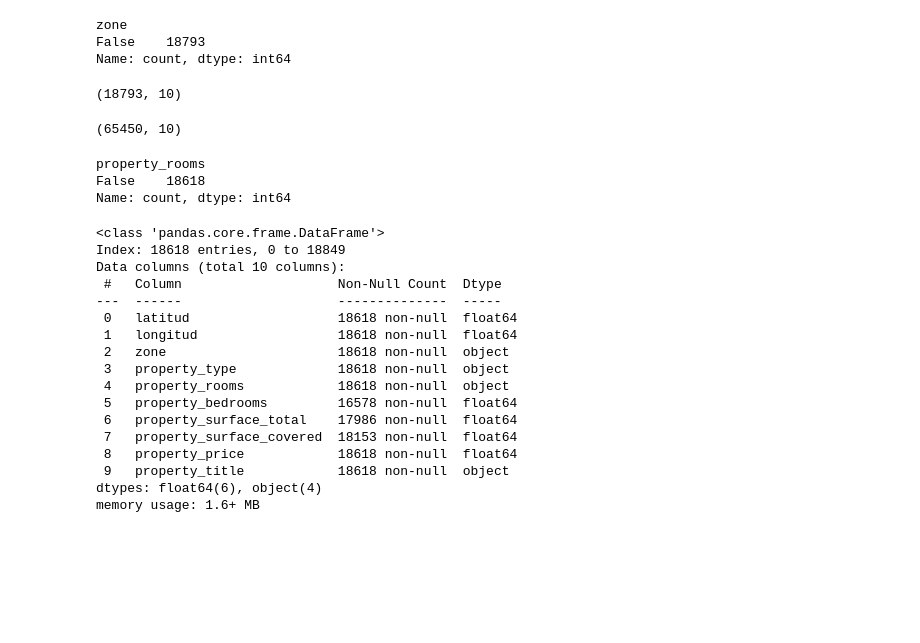
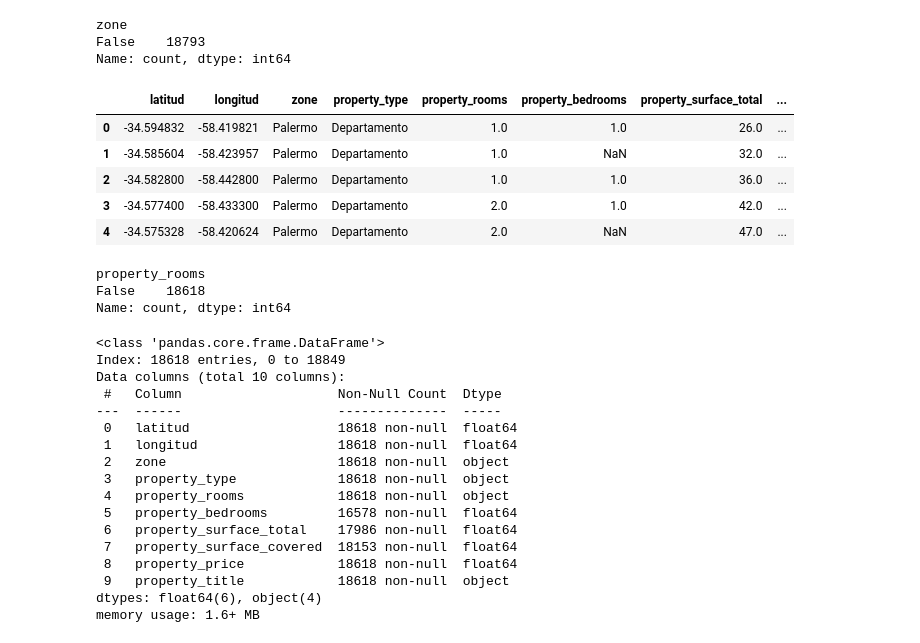
Before and after one commit to AlanRichmond/7506R-1C2024-GRUPO10, a Jupyter notebook: 7506R_TP1_GRUPO10_ENTREGA_N3.ipynb, the cells around one changed output. Saved outputs shown, nothing was run; the diff lists cells and outputs as text; code cells hidden in the pictures; blank space fills up the shorter version.

Commit message:
se soluciono la parte de prueba en modelo 1

```diff
--- a/7506R_TP1_GRUPO10_ENTREGA_N3.ipynb
+++ b/7506R_TP1_GRUPO10_ENTREGA_N3.ipynb
@@ -504,10 +536,5 @@ df_prueba.drop(['place_l4'], axis=1, inplace=True)
 # %%
-# Hay una manera mas simple con zones = df_prueba["zone"].unique() y no entiendo lo que queremos hacer aca,
-# sustituir todas las latitudes/longitudes por los valores medios de la zona correspondiente?
-place_l3_copy = df_prueba["zone"]
-place_l3_drop = place_l3_copy.drop_duplicates()
-zones = place_l3_drop.values
-
+zones = df_prueba["zone"].unique()
 media_zones = {}
 
 for zone in zones:
@@ -597,7 +623,7 @@ for i in range (0,df_prueba.shape[0]):
   if sup!=sup:
       prec = fila["property_price"]
       sup_calc = prec/prec_m2.get(zona)
-      df_prueba.iat[i, 9] = sup_calc
+      df_prueba.iat[i, 8] = sup_calc
 # %%
 for i in range (0,df_prueba.shape[0]):
   fila = df_prueba.iloc[i]
@@ -606,7 +632,16 @@ for i in range (0,df_prueba.shape[0]):
   if sup!=sup:
       prec = fila["property_price"]
       sup_calc = prec/prec_m2.get(zona)
-      df_prueba.iat[i, 9] = sup_calc
+      df_prueba.iat[i, 8] = sup_calc
+# %%
+df_prueba.head()
+# %% [output]
+|  | latitud | longitud | zone | property_type | property_rooms | property_bedrooms | property_surface_total | ... |
+| 0 | -34.594832 | -58.419821 | Palermo | Departamento | 1.0 | 1.0 | 26.0 | ... |
+| 1 | -34.585604 | -58.423957 | Palermo | Departamento | 1.0 | NaN | 32.0 | ... |
+| 2 | -34.582800 | -58.442800 | Palermo | Departamento | 1.0 | 1.0 | 36.0 | ... |
+| 3 | -34.577400 | -58.433300 | Palermo | Departamento | 2.0 | 1.0 | 42.0 | ... |
+| 4 | -34.575328 | -58.420624 | Palermo | Departamento | 2.0 | NaN | 47.0 | ... |
 # %%
 porc_sup_cub = {}
 
@@ -627,14 +662,6 @@ for zona in zones:
   if sup_tot!=0:
     porc_cub = (sup_cub * 100)/sup_tot
     porc_sup_cub[zona]= porc_cub
-# %%
-df_prueba.shape
-# %% [output]
-(18793, 10)
-# %%
-conjunto_entrenamiento_final.shape
-# %% [output]
-(65450, 10)
 # %%
 for i in range (0,df_prueba.shape[0]):
   fila = df_prueba.iloc[i]
```
Also changed, not shown: parts of 30 cells of this notebook.
